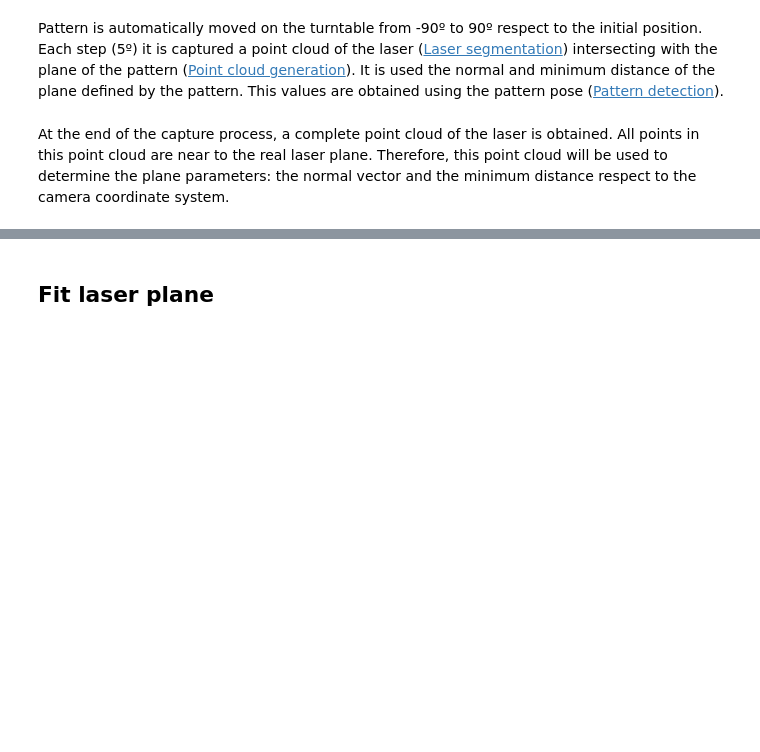
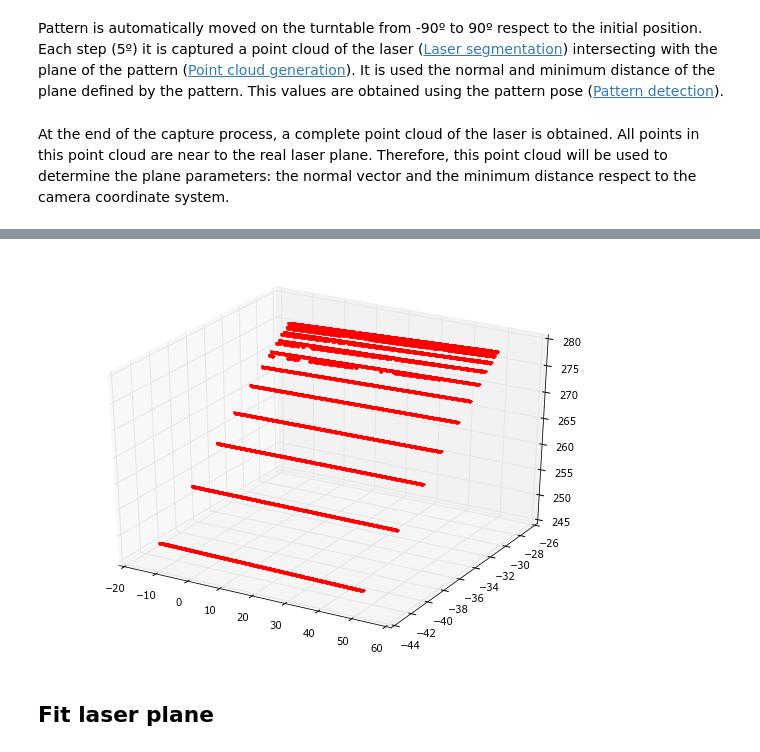
Before and after one commit to Jesus89/3DScanScience, a Jupyter notebook: notebooks/4.4. Laser calibration.ipynb, the cells around one changed output, grey strips where cells are left out. Drawn from its saved outputs; the diff is of its cells as text; code cells hidden in the pictures; blank space fills up the shorter version.

Commit message:
Updated point cloud in Laser calibration

```diff
--- a/notebooks/4.4. Laser calibration.ipynb
+++ b/notebooks/4.4. Laser calibration.ipynb
@@ -18,3 +11,19 @@ X = np.array([[1.1,2.4,2.8], [3.2,2.1,2.9], [4.6,1.9,3.1], [0.3,-1.2,3.0]])
+# %%
+%matplotlib inline
+
+from util import *
+
+# Load point cloud
+X = load_ply('laser-pc.ply').vertexes
+# %%
+# Plot point cloud
+pylab.rcParams['figure.figsize'] = (10, 7)
+plt.gca(projection='3d')
+
+plt.plot(X[:,1], X[:,0], X[:,2], '.r')
+plt.show()
+# %% [output]
+[figure, added]
 # %% [markdown]
 ## Fit laser plane
 # %% [markdown]
```
Also changed, not shown: parts of 3 cells of this notebook, 3 other files.
